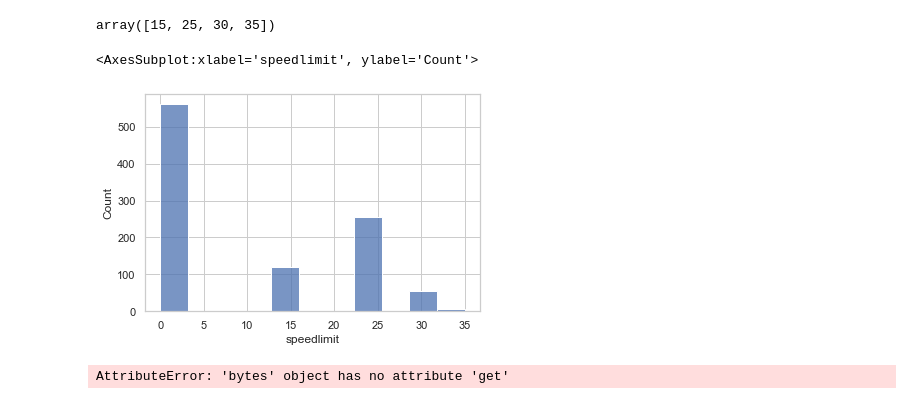
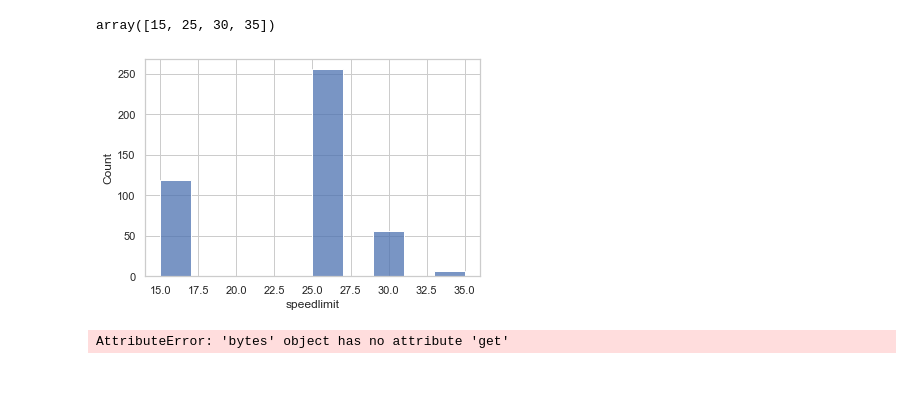
Before and after one commit to hua-mike/cp255-project, a Jupyter notebook: cp255-project-nb.ipynb, the cells around one changed output. Drawn from its saved outputs; the diff is of its cells as text; code cells hidden in the pictures.

Commit message:
Cleaned speed limit data

```diff
--- a/cp255-project-nb.ipynb
+++ b/cp255-project-nb.ipynb
@@ -127,11 +127,13 @@ array([15, 25, 30, 35])
 # %%
 # remove rows with 0 speed limit
 speed_lim = speed_lim[speed_lim['speedlimit'] != 0]
+# %%
+# remove rows with NaN Street Name
+speed_lim = speed_lim[speed_lim['street'].notna()]
 # %%
-sns.plot(data=speed_limit, x="speedlimit")
+ax = sns.histplot(data=speed_lim, x="speedlimit")
 # %% [output]
-<AxesSubplot:xlabel='speedlimit', ylabel='Count'>
-[figure, old version]
+[figure, new version]
 # %%
 # sl_geom = [shape(i) for i in speed_limit]
 # sl = gpd.GeoDataFrame({'geometry':sl_geom})
```
